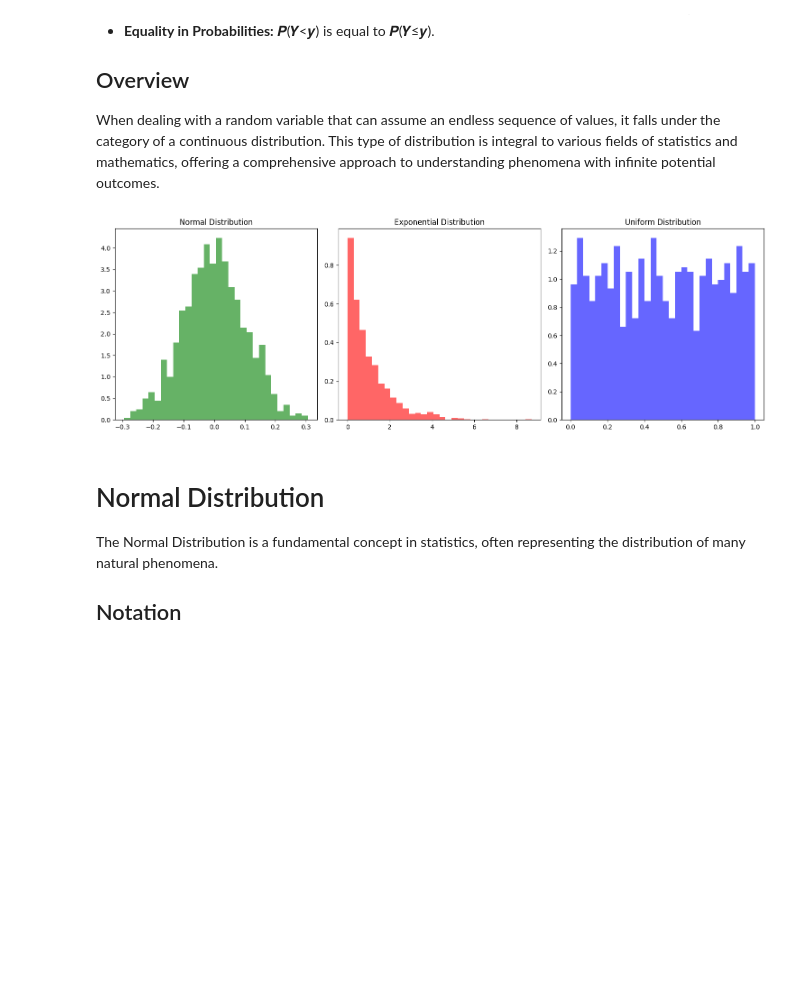
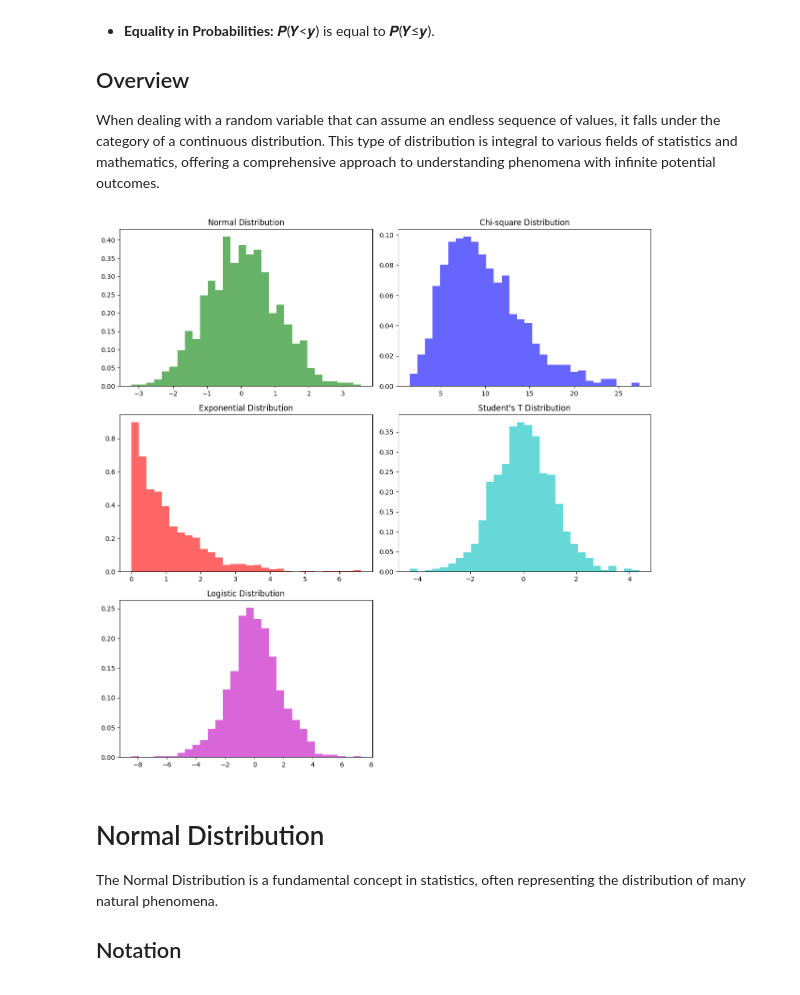
Before and after one commit to taranjitkaurme/datascience_practice_general, a Jupyter notebook: 1. Probability/4. Probability Distributions.ipynb, the cells around one changed output. Cells and saved outputs as stored; diff of their text form; code cells hidden in the pictures; blank space fills up the shorter version.

Commit message:
Updated Probability Distribution

```diff
--- a/1. Probability/4. Probability Distributions.ipynb
+++ b/1. Probability/4. Probability Distributions.ipynb
@@ -205,42 +205,48 @@ Continuous distributions are characterized by their ability to take on an infini
 ## Overview
 When dealing with a random variable that can assume an endless sequence of values, it falls under the category of a continuous distribution. This type of distribution is integral to various fields of statistics and mathematics, offering a comprehensive approach to understanding phenomena with infinite potential outcomes.
 # %%
+# Python code to generate and plot continuous distributions: Normal, Chi-square, Exponential, Student's T, and Logistic
+
 import numpy as np
 import matplotlib.pyplot as plt
+from scipy.stats import norm, chi2, expon, t, logistic
 
 # Parameters for the distributions
-mu, sigma = 0, 0.1  # Mean and standard deviation for Normal distribution
-lambda_ = 1.0       # Rate for Exponential distribution
-a, b = 0, 1         # Range for Uniform distribution
+samples = 1000
+df = 10  # Degrees of freedom for Chi-square and Student's T
 
-# Normal Distribution
-normal_data = np.random.normal(mu, sigma, 1000)
-
-# Exponential Distribution
-exponential_data = np.random.exponential(1/lambda_, 1000)
-
-# Continuous Uniform Distribution
-uniform_data = np.random.uniform(a, b, 1000)
+# Generating data for each distribution
+normal_data = norm.rvs(size=samples)
+chi_data = chi2.rvs(df, size=samples)
+exponential_data = expon.rvs(size=samples)
+t_data = t.rvs(df, size=samples)
+logistic_data = logistic.rvs(size=samples)
 
 # Plotting the distributions
-fig, axes = plt.subplots(1, 3, figsize=(15, 5))
+fig, axes = plt.subplots(3, 2, figsize=(12, 12))
 
-# Normal Distribution Plot
-axes[0].hist(normal_data, bins=30, density=True, alpha=0.6, color='g')
-axes[0].set_title('Normal Distribution')
+axes[0, 0].hist(normal_data, bins=30, density=True, alpha=0.6, color='g')
+axes[0, 0].set_title('Normal Distribution')
 
-# Exponential Distribution Plot
-axes[1].hist(exponential_data, bins=30, density=True, alpha=0.6, color='r')
-axes[1].set_title('Exponential Distribution')
+axes[0, 1].hist(chi_data, bins=30, density=True, alpha=0.6, color='b')
+axes[0, 1].set_title('Chi-square Distribution')
 
-# Uniform Distribution Plot
-axes[2].hist(uniform_data, bins=30, density=True, alpha=0.6, color='b')
-axes[2].set_title('Uniform Distribution')
+axes[1, 0].hist(exponential_data, bins=30, density=True, alpha=0.6, color='r')
+axes[1, 0].set_title('Exponential Distribution')
+
+axes[1, 1].hist(t_data, bins=30, density=True, alpha=0.6, color='c')
+axes[1, 1].set_title("Student's T Distribution")
+
+axes[2, 0].hist(logistic_data, bins=30, density=True, alpha=0.6, color='m')
+axes[2, 0].set_title('Logistic Distribution')
+
+# Remove the empty subplot
+fig.delaxes(axes[2][1])
 
 plt.tight_layout()
 plt.show()
 # %% [output]
-[figure, old version]
+[figure, new version]
 # %% [markdown]
 # Normal Distribution
 
```
